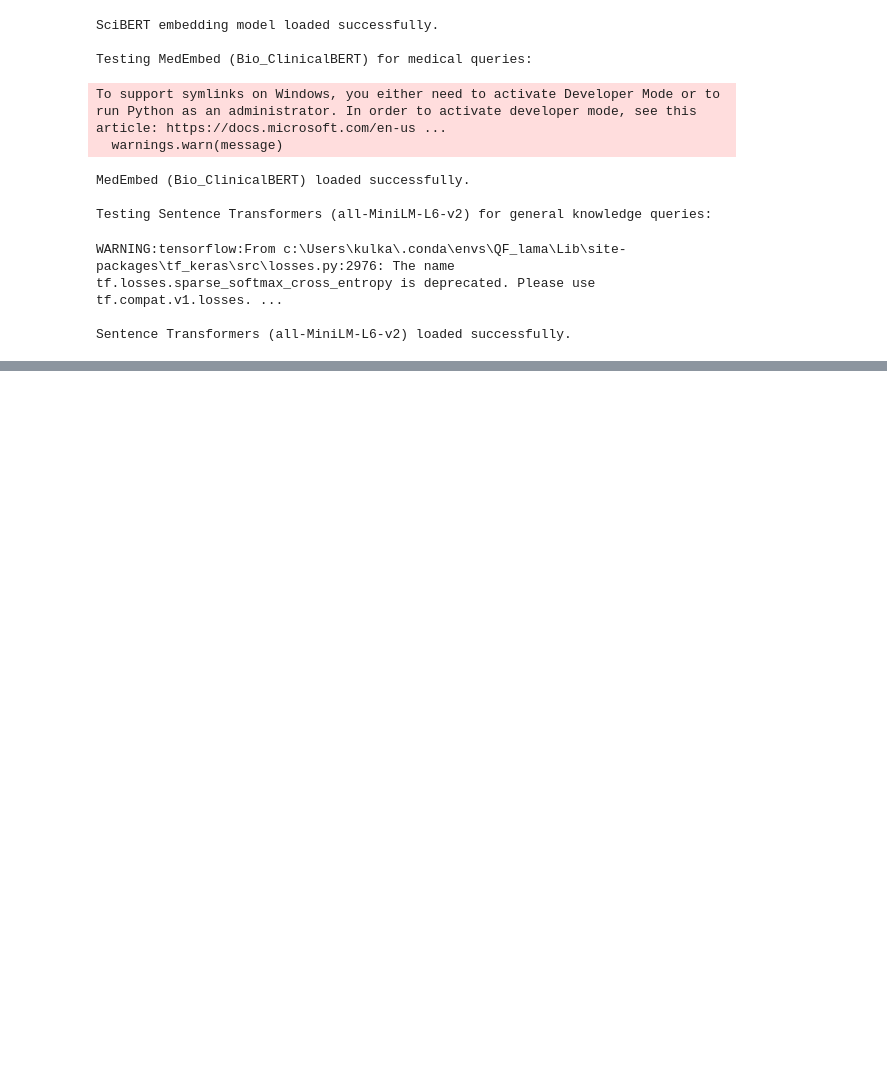
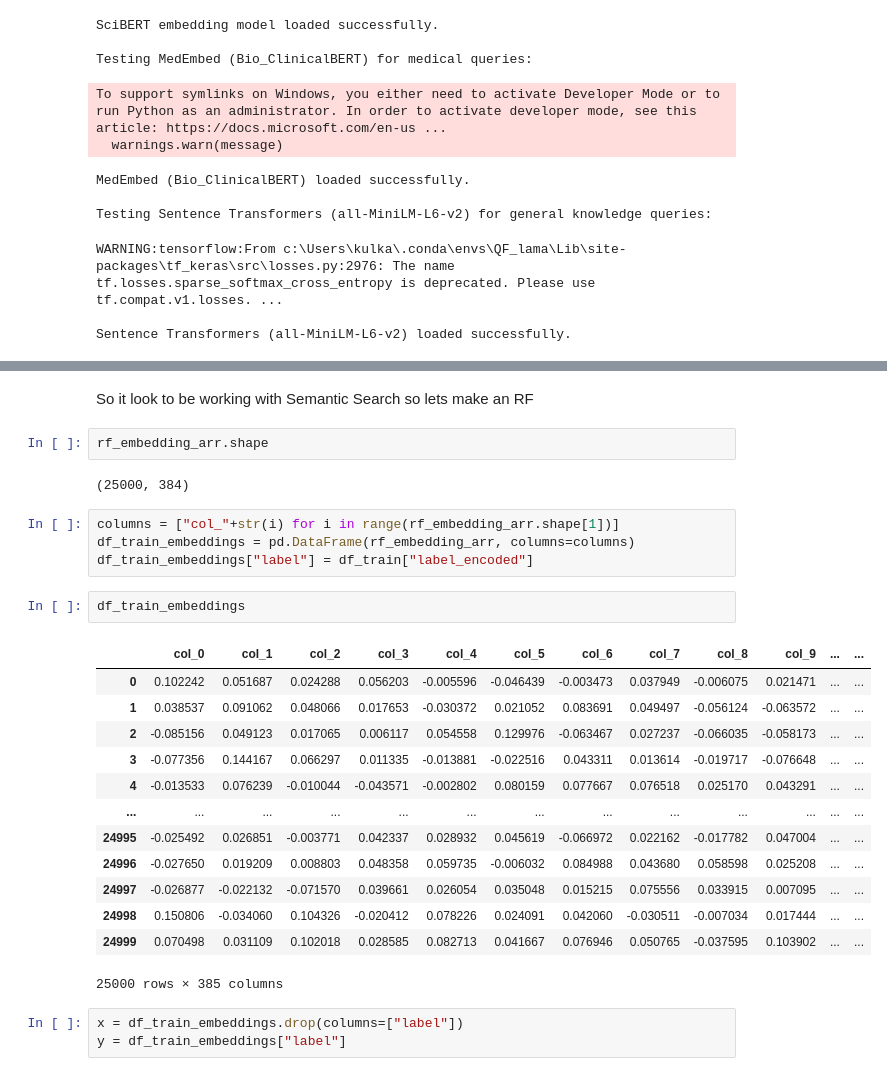
Before and after one commit to Atharvack/Dynamic-Embeddings, a Jupyter notebook: embeddings.ipynb, the cells around one changed output, grey strips where cells are left out. Saved outputs shown, nothing was run; the diff lists cells and outputs as text; blank space fills up the shorter version.

```diff
--- a/embeddings.ipynb
+++ b/embeddings.ipynb
@@ -257,0 +353,29 @@ Sentence Transformers (all-MiniLM-L6-v2) loaded successfully.
+# %% [markdown]
+So it look to be working with Semantic Search so lets make an RF
+# %%
+rf_embedding_arr.shape
+# %% [output]
+(25000, 384)
+# %%
+columns = ["col_"+str(i) for i in range(rf_embedding_arr.shape[1])]
+df_train_embeddings = pd.DataFrame(rf_embedding_arr, columns=columns)
+df_train_embeddings["label"] = df_train["label_encoded"]
+# %%
+df_train_embeddings
+# %% [output]
+|  | col_0 | col_1 | col_2 | col_3 | col_4 | col_5 | col_6 | col_7 | col_8 | col_9 | ... | ... |
+| 0 | 0.102242 | 0.051687 | 0.024288 | 0.056203 | -0.005596 | -0.046439 | -0.003473 | 0.037949 | -0.006075 | 0.021471 | ... | ... |
+| 1 | 0.038537 | 0.091062 | 0.048066 | 0.017653 | -0.030372 | 0.021052 | 0.083691 | 0.049497 | -0.056124 | -0.063572 | ... | ... |
+| 2 | -0.085156 | 0.049123 | 0.017065 | 0.006117 | 0.054558 | 0.129976 | -0.063467 | 0.027237 | -0.066035 | -0.058173 | ... | ... |
+| 3 | -0.077356 | 0.144167 | 0.066297 | 0.011335 | -0.013881 | -0.022516 | 0.043311 | 0.013614 | -0.019717 | -0.076648 | ... | ... |
+| 4 | -0.013533 | 0.076239 | -0.010044 | -0.043571 | -0.002802 | 0.080159 | 0.077667 | 0.076518 | 0.025170 | 0.043291 | ... | ... |
+| ... | ... | ... | ... | ... | ... | ... | ... | ... | ... | ... | ... | ... |
+| 24995 | -0.025492 | 0.026851 | -0.003771 | 0.042337 | 0.028932 | 0.045619 | -0.066972 | 0.022162 | -0.017782 | 0.047004 | ... | ... |
+| 24996 | -0.027650 | 0.019209 | 0.008803 | 0.048358 | 0.059735 | -0.006032 | 0.084988 | 0.043680 | 0.058598 | 0.025208 | ... | ... |
+| 24997 | -0.026877 | -0.022132 | -0.071570 | 0.039661 | 0.026054 | 0.035048 | 0.015215 | 0.075556 | 0.033915 | 0.007095 | ... | ... |
+| 24998 | 0.150806 | -0.034060 | 0.104326 | -0.020412 | 0.078226 | 0.024091 | 0.042060 | -0.030511 | -0.007034 | 0.017444 | ... | ... |
+| 24999 | 0.070498 | 0.031109 | 0.102018 | 0.028585 | 0.082713 | 0.041667 | 0.076946 | 0.050765 | -0.037595 | 0.103902 | ... | ... |
+25000 rows × 385 columns
+# %%
+x = df_train_embeddings.drop(columns=["label"])
+y = df_train_embeddings["label"]
```
Also changed, not shown: parts of 24 cells of this notebook, 1 other file.
